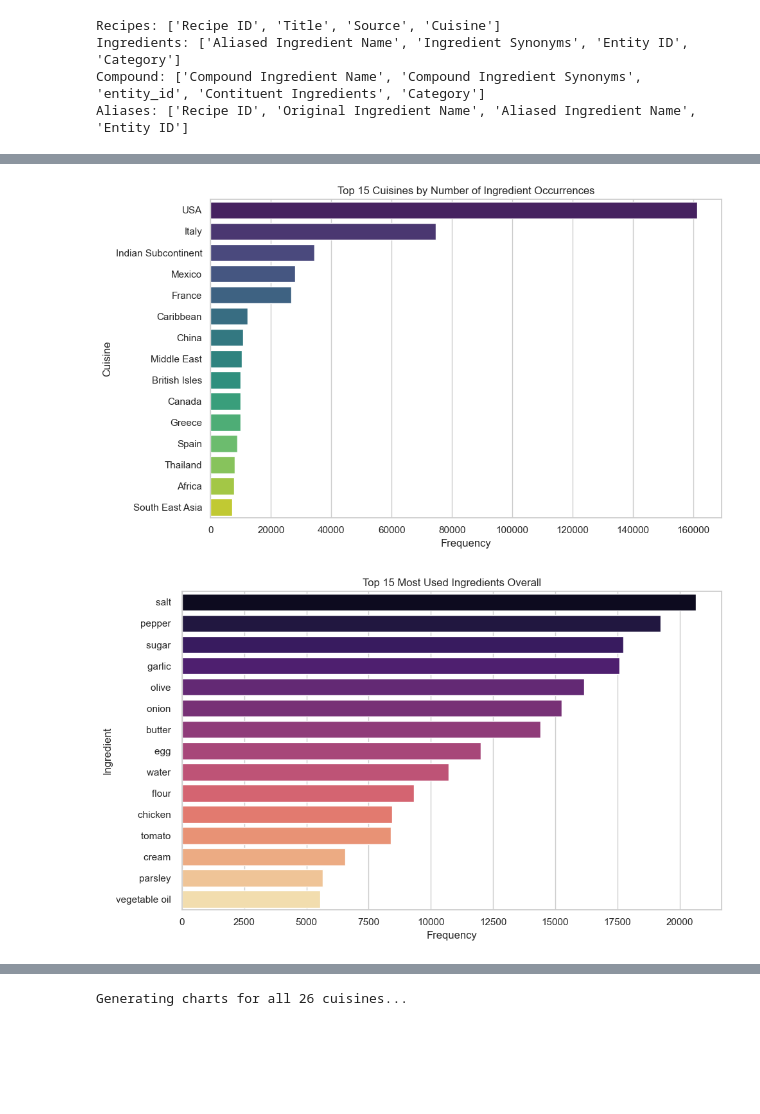
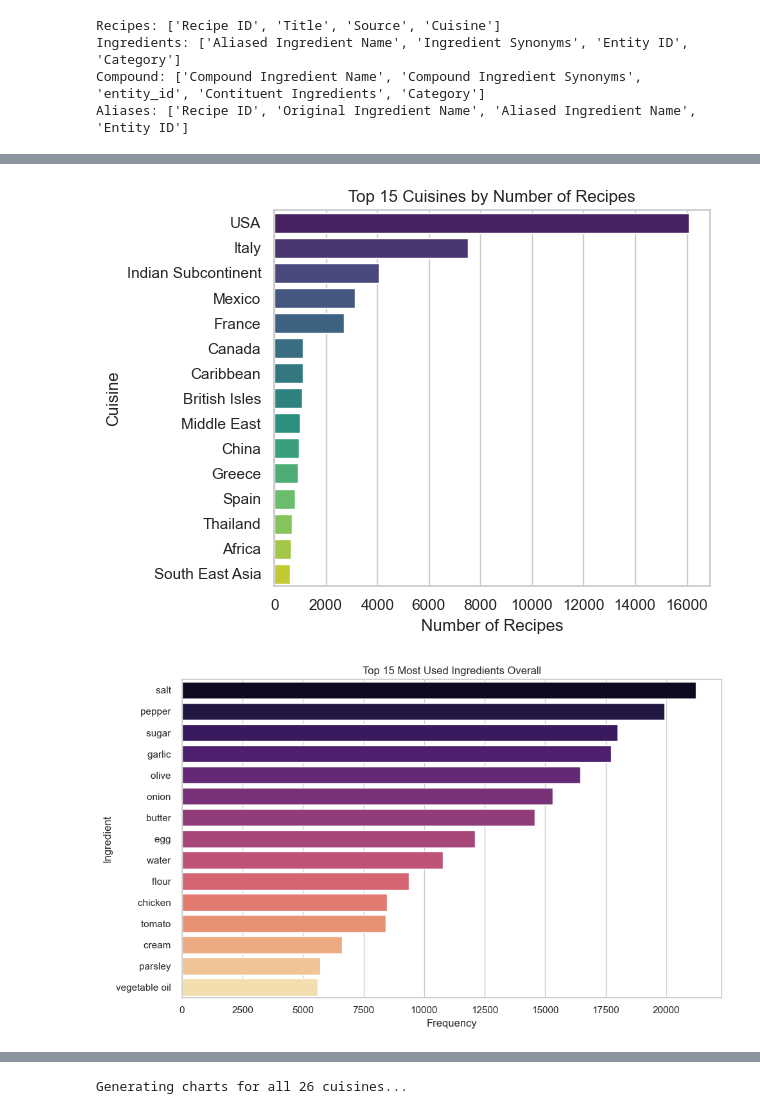
Before and after one commit to com-480-data-visualization/PG, a Jupyter notebook: data_analysis/recipes_around_the_world.ipynb, the cells around one changed output, grey strips where cells are left out. Drawn from its saved outputs; the diff is of its cells as text; code cells hidden in the pictures; blank space fills up the shorter version.

Commit message:
feat: finished notebooks and added visuals to the milestone 1

```diff
--- a/data_analysis/recipes_around_the_world.ipynb
+++ b/data_analysis/recipes_around_the_world.ipynb
@@ -77,35 +98,41 @@ Cleaned Data Shape: (452157, 11)
 # %%
 sns.set_theme(style="whitegrid")
 
-# 1. Top 15 Cuisines
-plt.figure(figsize=(10, 6))
-top_cuisines = combined_df['Cuisine'].value_counts().head(15)
-sns.barplot(x=top_cuisines.values, y=top_cuisines.index, hue=top_cuisines.index, palette='viridis', legend=False)
-plt.title('Top 15 Cuisines by Number of Ingredient Occurrences')
-plt.xlabel('Frequency')
+unique_recipes_df = combined_df.drop_duplicates(subset='Recipe ID')
+top_cuisines_recipes = unique_recipes_df['Cuisine'].value_counts().head(15)
+
+# 1. Top 15 Countries with the most number of recipes
+sns.barplot(
+    x=top_cuisines_recipes.values,
+    y=top_cuisines_recipes.index,
+    hue=top_cuisines_recipes.index,
+    palette='viridis'
+)
+plt.title('Top 15 Cuisines by Number of Recipes')
+plt.xlabel('Number of Recipes')
 plt.ylabel('Cuisine')
 plt.tight_layout()
 plt.show()
 
 # 2. Top 15 Ingredients Overall
 plt.figure(figsize=(10, 6))
 top_ingredients = combined_df['Aliased Ingredient Name'].value_counts().head(15)
 sns.barplot(x=top_ingredients.values, y=top_ingredients.index, hue=top_ingredients.index, palette='magma', legend=False)
 plt.title('Top 15 Most Used Ingredients Overall')
 plt.xlabel('Frequency')
 plt.ylabel('Ingredient')
 plt.tight_layout()
 plt.show()
 
 # 3. Top Ingredient Categories
 plt.figure(figsize=(10, 6))
 top_categories = combined_df['Category'].value_counts()
 sns.barplot(x=top_categories.values, y=top_categories.index, hue=top_categories.index, palette='crest', legend=False)
 plt.title('Distribution of Ingredient Categories')
 plt.xlabel('Frequency')
 plt.ylabel('Category')
 plt.tight_layout()
 plt.show()
 # %% [output]
-[figure, old version]
+[figure, new version]
-[figure, old version]
+[figure, new version]
```
Also changed, not shown: parts of 3 cells of this notebook, 8 other files.
